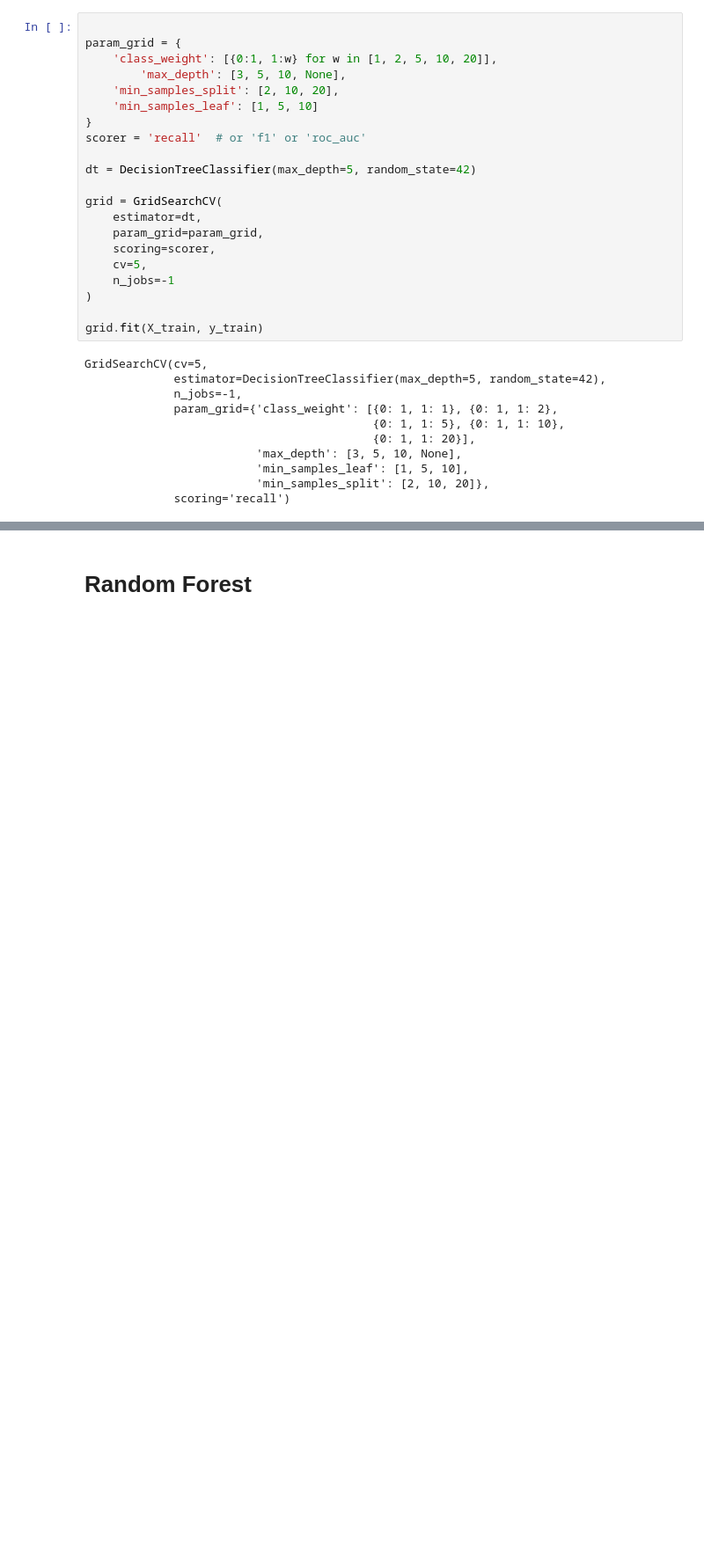
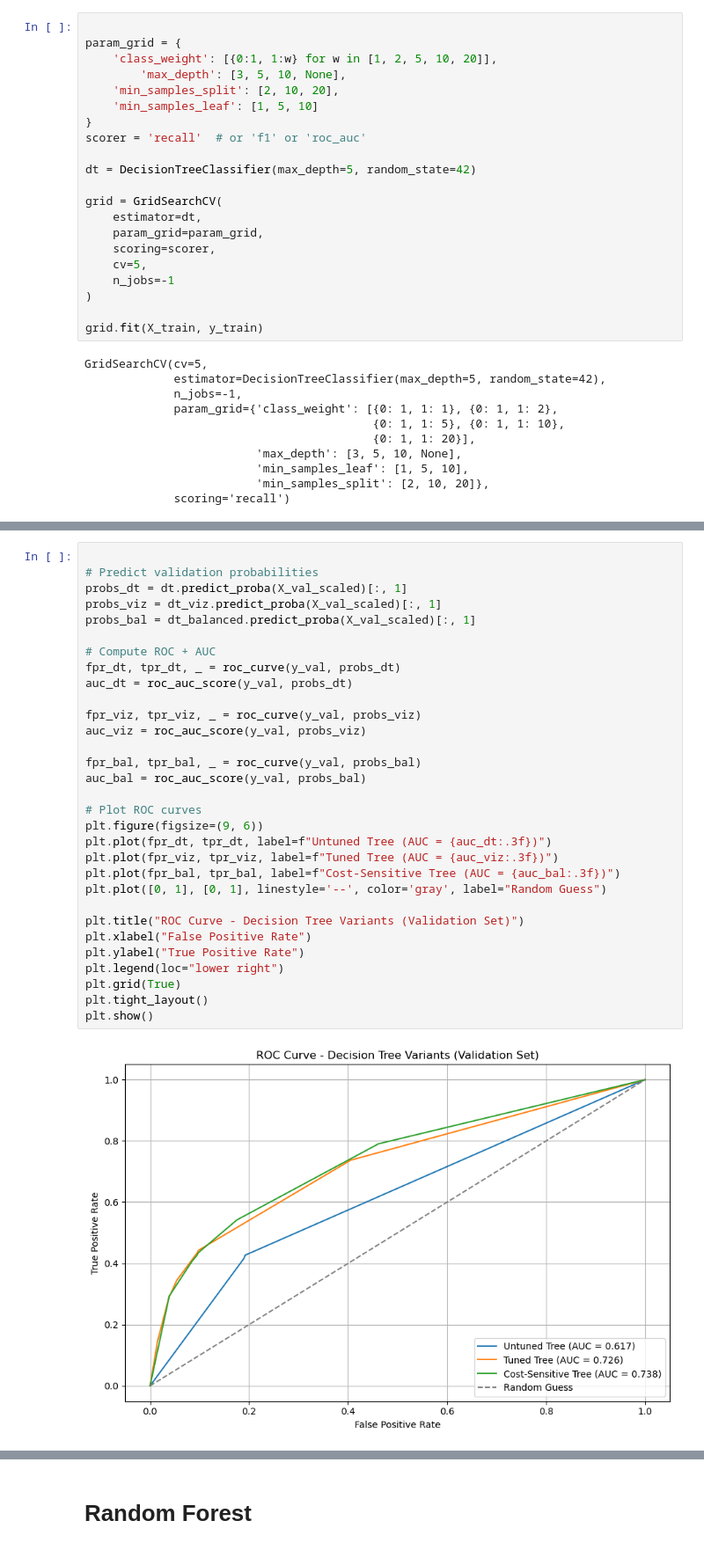
Before and after one commit to oneybb/EC4308_Credit_Default, a Jupyter notebook: Tree_Based_Models.ipynb, the cells around one changed output, grey strips where cells are left out. Shown at 88% size. Drawn from its saved outputs; the diff is of its cells as text; blank space fills up the shorter version.

```diff
--- a/Tree_Based_Models.ipynb
+++ b/Tree_Based_Models.ipynb
@@ -355,0 +249,33 @@ plt.show()
+# %%
+
+# Predict validation probabilities
+probs_dt = dt.predict_proba(X_val_scaled)[:, 1]
+probs_viz = dt_viz.predict_proba(X_val_scaled)[:, 1]
+probs_bal = dt_balanced.predict_proba(X_val_scaled)[:, 1]
+
+# Compute ROC + AUC
+fpr_dt, tpr_dt, _ = roc_curve(y_val, probs_dt)
+auc_dt = roc_auc_score(y_val, probs_dt)
+
+fpr_viz, tpr_viz, _ = roc_curve(y_val, probs_viz)
+auc_viz = roc_auc_score(y_val, probs_viz)
+
+fpr_bal, tpr_bal, _ = roc_curve(y_val, probs_bal)
+auc_bal = roc_auc_score(y_val, probs_bal)
+
+# Plot ROC curves
+plt.figure(figsize=(9, 6))
+plt.plot(fpr_dt, tpr_dt, label=f"Untuned Tree (AUC = {auc_dt:.3f})")
+plt.plot(fpr_viz, tpr_viz, label=f"Tuned Tree (AUC = {auc_viz:.3f})")
+plt.plot(fpr_bal, tpr_bal, label=f"Cost-Sensitive Tree (AUC = {auc_bal:.3f})")
+plt.plot([0, 1], [0, 1], linestyle='--', color='gray', label="Random Guess")
+
+plt.title("ROC Curve - Decision Tree Variants (Validation Set)")
+plt.xlabel("False Positive Rate")
+plt.ylabel("True Positive Rate")
+plt.legend(loc="lower right")
+plt.grid(True)
+plt.tight_layout()
+plt.show()
+# %% [output]
+[figure, added]
```
Also changed, not shown: parts of 26 cells of this notebook.
